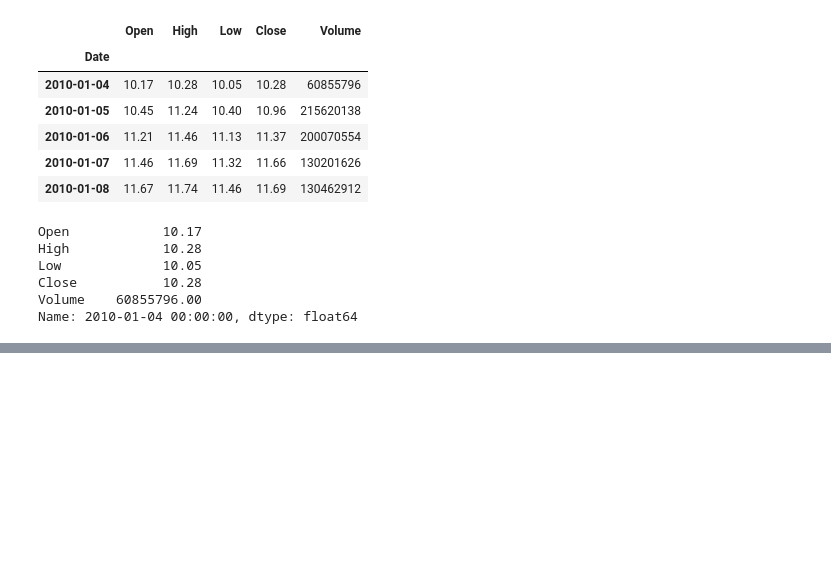
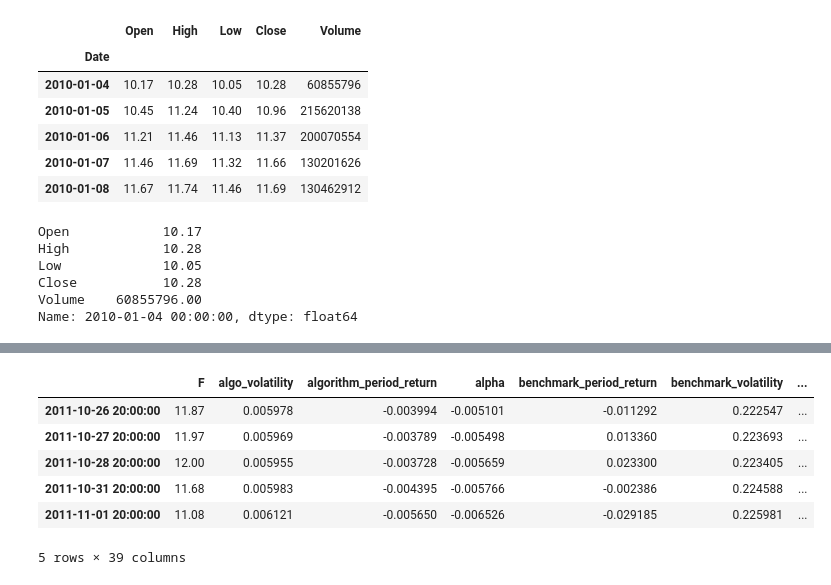
Before and after one commit to ChrisIJH/zlBacktest, a Jupyter notebook: test.ipynb, the cells around one changed output, grey strips where cells are left out. Drawn from its saved outputs; the diff is of its cells as text; code cells hidden in the pictures; blank space fills up the shorter version.

```diff
--- a/test.ipynb
+++ b/test.ipynb
@@ -451,0 +470,10 @@ Name: 2010-01-04 00:00:00, dtype: float64
+# %%
+F.tail()
+# %% [output]
+|  | F | algo_volatility | algorithm_period_return | alpha | benchmark_period_return | benchmark_volatility | ... |
+| 2011-10-26 20:00:00 | 11.87 | 0.005978 | -0.003994 | -0.005101 | -0.011292 | 0.222547 | ... |
+| 2011-10-27 20:00:00 | 11.97 | 0.005969 | -0.003789 | -0.005498 | 0.013360 | 0.223693 | ... |
+| 2011-10-28 20:00:00 | 12.00 | 0.005955 | -0.003728 | -0.005659 | 0.023300 | 0.223405 | ... |
+| 2011-10-31 20:00:00 | 11.68 | 0.005983 | -0.004395 | -0.005766 | -0.002386 | 0.224588 | ... |
+| 2011-11-01 20:00:00 | 11.08 | 0.006121 | -0.005650 | -0.006526 | -0.029185 | 0.225981 | ... |
+5 rows × 39 columns
```
Also changed, not shown: parts of 6 cells of this notebook, 6 other files.
